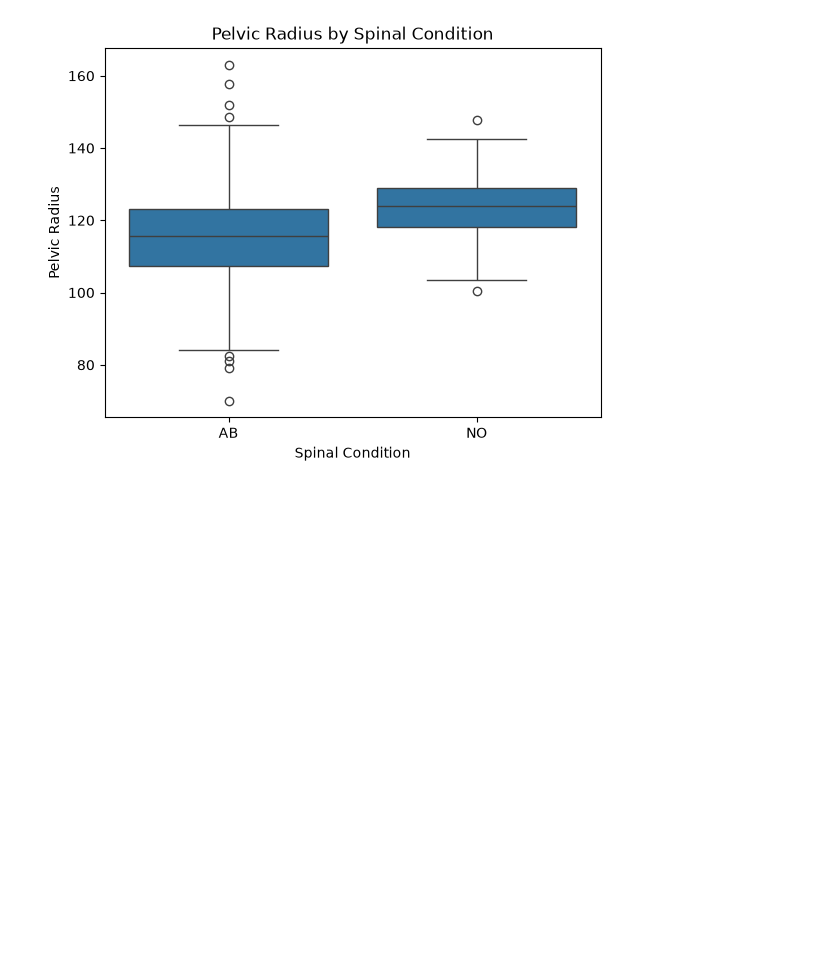
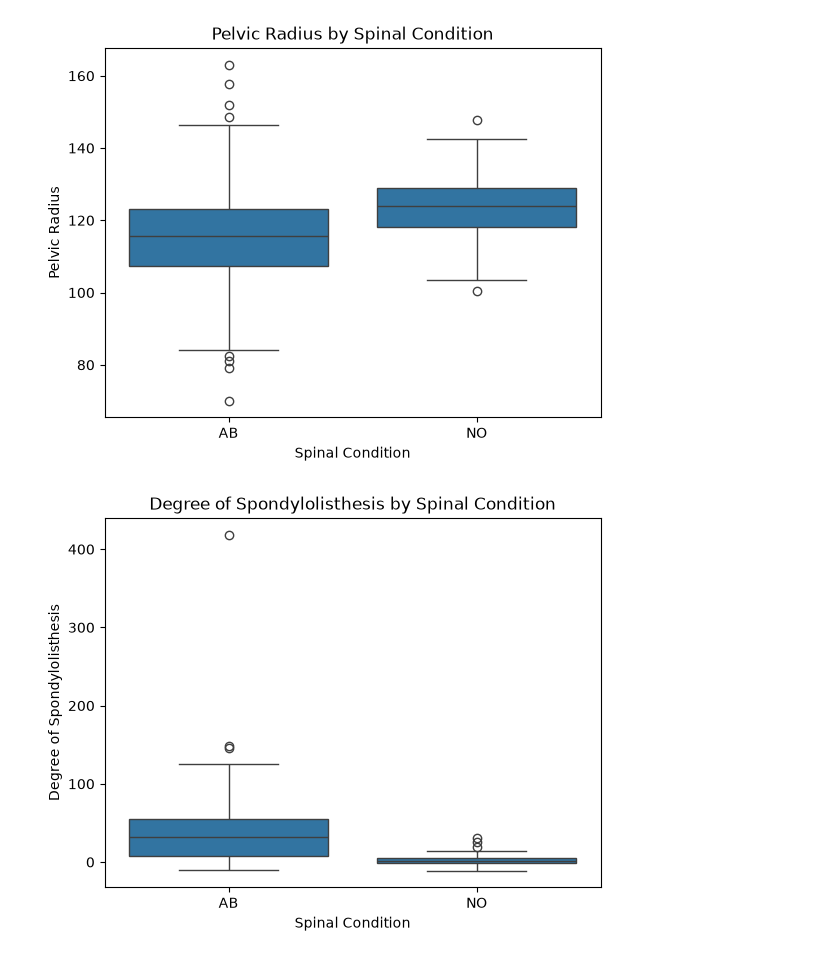
Before and after one commit to Rupesh-Mane/spinal-abnormality-prediction, a Jupyter notebook: notebooks/02_EDA.ipynb, the cells around one changed output. Cells and saved outputs as stored; diff of their text form; code cells hidden in the pictures; blank space fills up the shorter version.

Commit message:
Created spondylolisthesis box plot by class

```diff
--- a/notebooks/02_EDA.ipynb
+++ b/notebooks/02_EDA.ipynb
@@ -78,3 +78,12 @@ plt.ylabel("Pelvic Radius")
 plt.show()
 # %% [output]
 [figure]
+# %%
+sns.boxplot(data=df, x="class", y="degree_spondylolisthesis")
+
+plt.title("Degree of Spondylolisthesis by Spinal Condition")
+plt.xlabel("Spinal Condition")
+plt.ylabel("Degree of Spondylolisthesis")
+plt.show()
+# %% [output]
+[figure, added]
```
